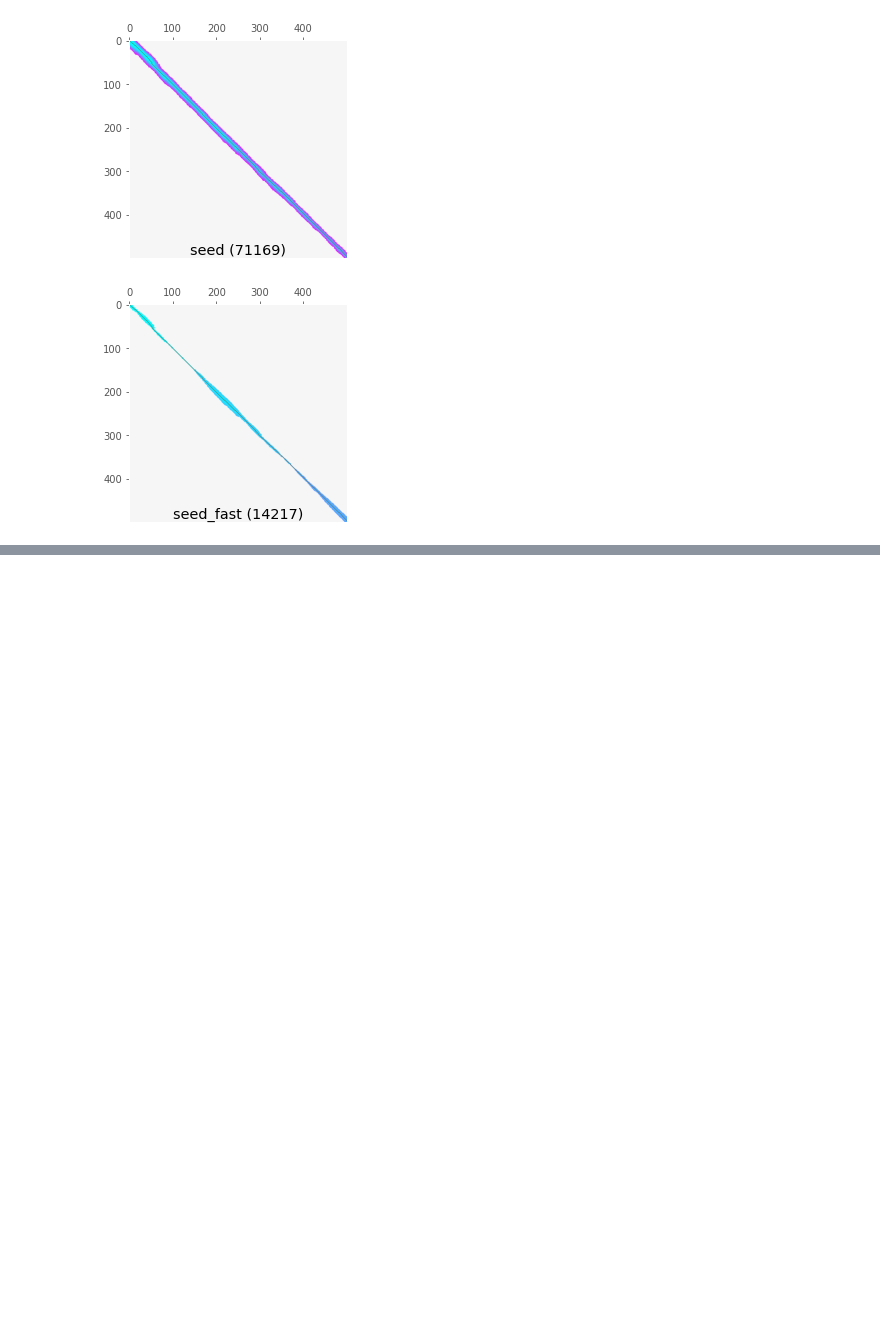
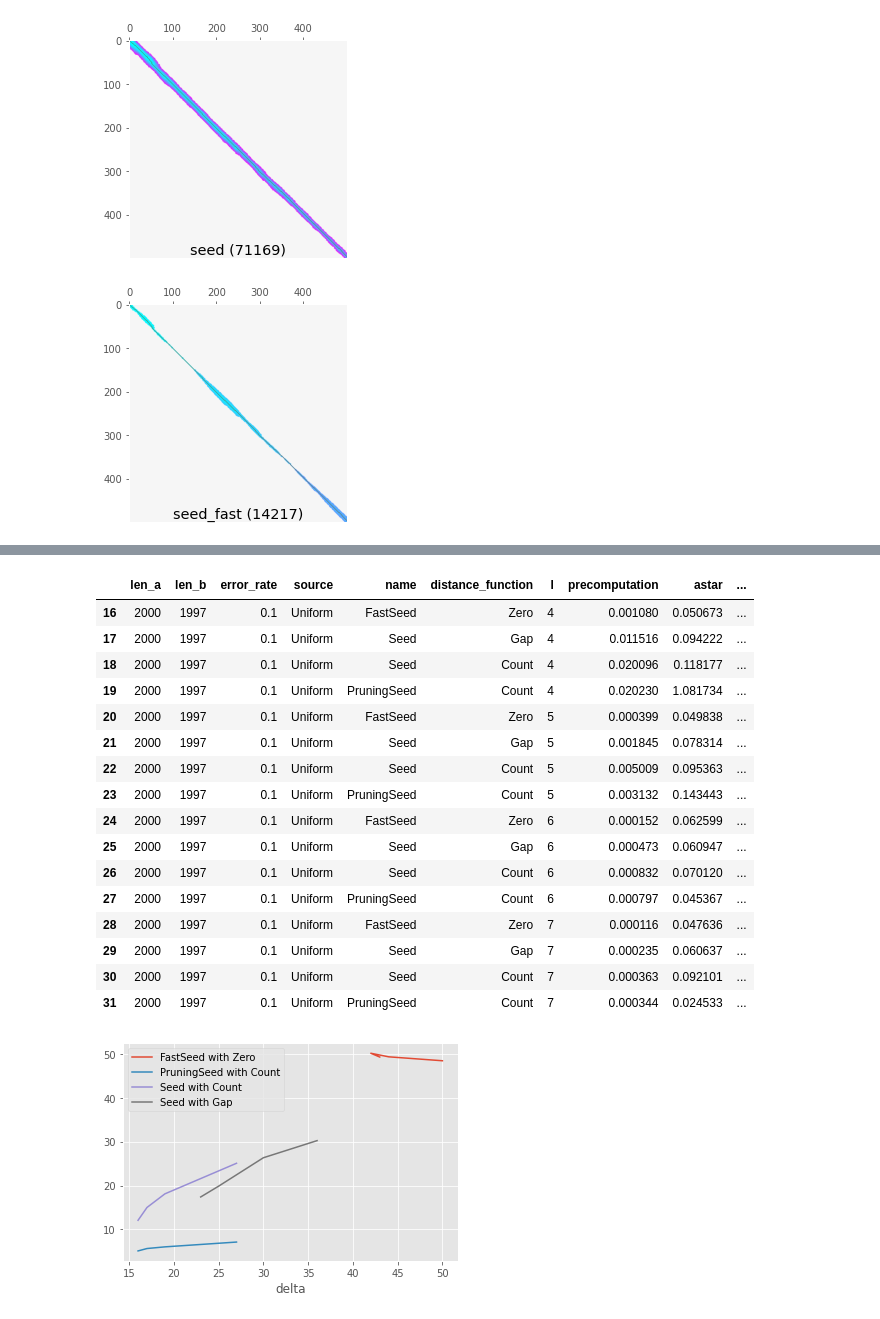
Before and after one commit to RagnarGrootKoerkamp/astar-pairwise-aligner, a Jupyter notebook: evals/visualize-explored.ipynb, the cells around one changed output, grey strips where cells are left out. Drawn from its saved outputs; the diff is of its cells as text; code cells hidden in the pictures; blank space fills up the shorter version.

```diff
--- a/evals/visualize-explored.ipynb
+++ b/evals/visualize-explored.ipynb
@@ -8,6 +8,7 @@ from pathlib import Path
 import pandas as pd
 
 plt.style.use('ggplot')
+pd.set_option('display.max_columns', None)
 # %%
 INF = 999999
 
@@ -66,0 +88,39 @@ for f in files:
+# %%
+def plot_():
+    f = 'stats/table.csv'
+    t = pd.read_csv(f, delimiter=',', dtype=None)
+    t['algo'] = t.name + ' with ' + t.distance_function
+    t['band'] = t.explored / t.len_a
+    t['delta'] = t.distance - t.root_h
+
+    subt = t.loc[(t.error_rate == 0.1)]
+    display(subt)
+
+    fig, ax = plt.subplots()
+
+    for key, grp in subt.groupby(['algo']):
+        ax = grp.plot(ax=ax, kind='line', x='delta', y='band', label=key)
+
+    plt.legend(loc='best')
+    plt.show()
+
+plot_()
+# %% [output]
+|  | len_a | len_b | error_rate | source | name | distance_function | l | precomputation | astar | ... |
+| 16 | 2000 | 1997 | 0.1 | Uniform | FastSeed | Zero | 4 | 0.001080 | 0.050673 | ... |
+| 17 | 2000 | 1997 | 0.1 | Uniform | Seed | Gap | 4 | 0.011516 | 0.094222 | ... |
+| 18 | 2000 | 1997 | 0.1 | Uniform | Seed | Count | 4 | 0.020096 | 0.118177 | ... |
+| 19 | 2000 | 1997 | 0.1 | Uniform | PruningSeed | Count | 4 | 0.020230 | 1.081734 | ... |
+| 20 | 2000 | 1997 | 0.1 | Uniform | FastSeed | Zero | 5 | 0.000399 | 0.049838 | ... |
+| 21 | 2000 | 1997 | 0.1 | Uniform | Seed | Gap | 5 | 0.001845 | 0.078314 | ... |
+| 22 | 2000 | 1997 | 0.1 | Uniform | Seed | Count | 5 | 0.005009 | 0.095363 | ... |
+| 23 | 2000 | 1997 | 0.1 | Uniform | PruningSeed | Count | 5 | 0.003132 | 0.143443 | ... |
+| 24 | 2000 | 1997 | 0.1 | Uniform | FastSeed | Zero | 6 | 0.000152 | 0.062599 | ... |
+| 25 | 2000 | 1997 | 0.1 | Uniform | Seed | Gap | 6 | 0.000473 | 0.060947 | ... |
+| 26 | 2000 | 1997 | 0.1 | Uniform | Seed | Count | 6 | 0.000832 | 0.070120 | ... |
+| 27 | 2000 | 1997 | 0.1 | Uniform | PruningSeed | Count | 6 | 0.000797 | 0.045367 | ... |
+| 28 | 2000 | 1997 | 0.1 | Uniform | FastSeed | Zero | 7 | 0.000116 | 0.047636 | ... |
+| 29 | 2000 | 1997 | 0.1 | Uniform | Seed | Gap | 7 | 0.000235 | 0.060637 | ... |
+| 30 | 2000 | 1997 | 0.1 | Uniform | Seed | Count | 7 | 0.000363 | 0.092101 | ... |
+| 31 | 2000 | 1997 | 0.1 | Uniform | PruningSeed | Count | 7 | 0.000344 | 0.024533 | ... |
+[figure, added]
```
Also changed, not shown: parts of 1 cell of this notebook.
